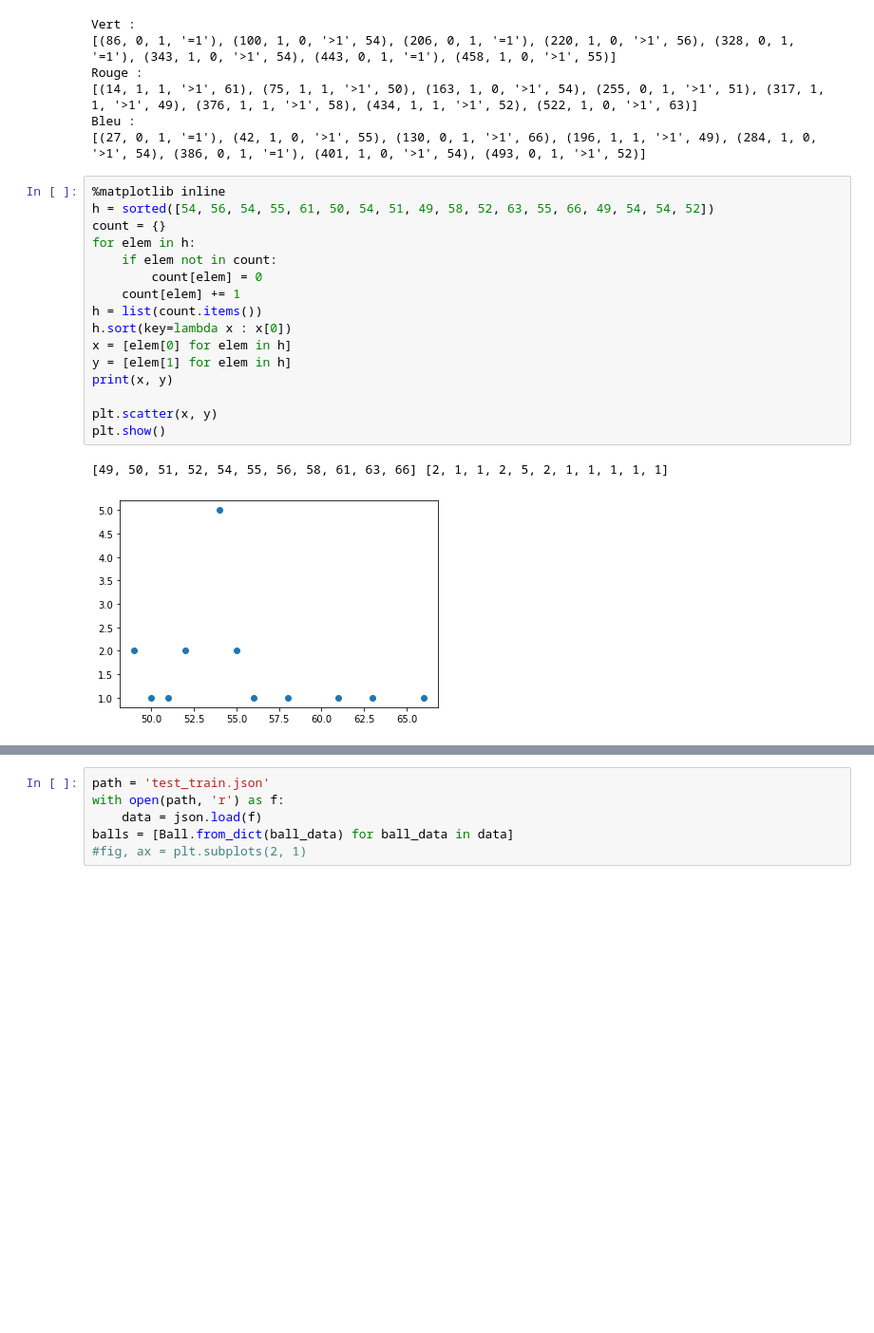
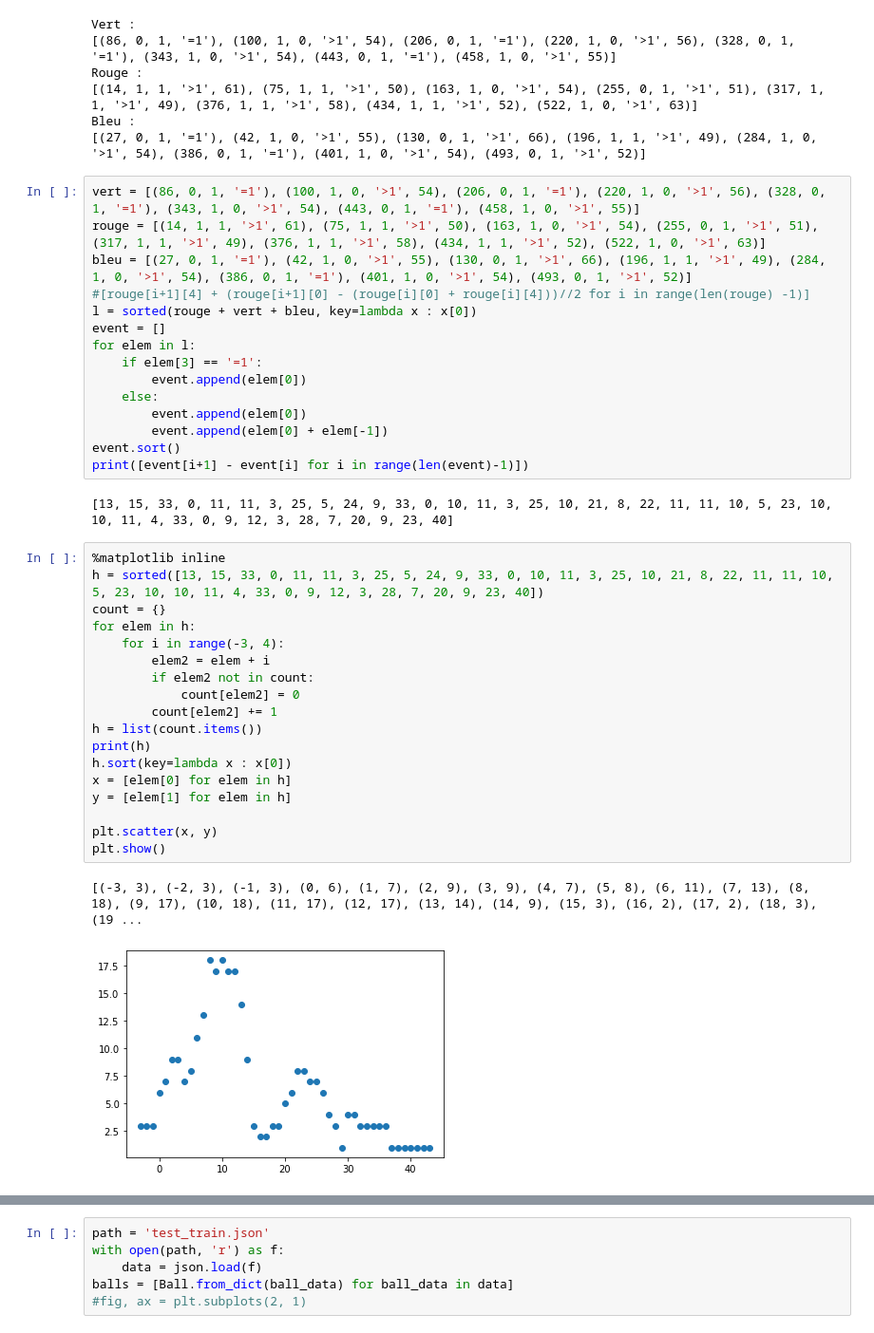
Before and after one commit to josuemoreau/Jugglyng, a Jupyter notebook: Expérimentations/test_leo/balltracker_app.ipynb, the cells around one changed output, grey strips where cells are left out. Shown at 95% size. Drawn from its saved outputs; the diff is of its cells as text; blank space fills up the shorter version.

```diff
--- a/Expérimentations/test_leo/balltracker_app.ipynb
+++ b/Expérimentations/test_leo/balltracker_app.ipynb
@@ -441,22 +109,41 @@ Rouge :
 [(14, 1, 1, '>1', 61), (75, 1, 1, '>1', 50), (163, 1, 0, '>1', 54), (255, 0, 1, '>1', 51), (317, 1, 1, '>1', 49), (376, 1, 1, '>1', 58), (434, 1, 1, '>1', 52), (522, 1, 0, '>1', 63)]
 Bleu :
 [(27, 0, 1, '=1'), (42, 1, 0, '>1', 55), (130, 0, 1, '>1', 66), (196, 1, 1, '>1', 49), (284, 1, 0, '>1', 54), (386, 0, 1, '=1'), (401, 1, 0, '>1', 54), (493, 0, 1, '>1', 52)]
-# %%
-%matplotlib inline
-h = sorted([54, 56, 54, 55, 61, 50, 54, 51, 49, 58, 52, 63, 55, 66, 49, 54, 54, 52])
-count = {}
-for elem in h:
-    if elem not in count:
-        count[elem] = 0
-    count[elem] += 1
-h = list(count.items())
-h.sort(key=lambda x : x[0])
-x = [elem[0] for elem in h]
-y = [elem[1] for elem in h]
-print(x, y)
-
-plt.scatter(x, y)
-plt.show()
-# %% [output]
-[49, 50, 51, 52, 54, 55, 56, 58, 61, 63, 66] [2, 1, 1, 2, 5, 2, 1, 1, 1, 1, 1]
-[figure, removed]
+# %%
+vert = [(86, 0, 1, '=1'), (100, 1, 0, '>1', 54), (206, 0, 1, '=1'), (220, 1, 0, '>1', 56), (328, 0, 1, '=1'), (343, 1, 0, '>1', 54), (443, 0, 1, '=1'), (458, 1, 0, '>1', 55)]
+rouge = [(14, 1, 1, '>1', 61), (75, 1, 1, '>1', 50), (163, 1, 0, '>1', 54), (255, 0, 1, '>1', 51), (317, 1, 1, '>1', 49), (376, 1, 1, '>1', 58), (434, 1, 1, '>1', 52), (522, 1, 0, '>1', 63)]
+bleu = [(27, 0, 1, '=1'), (42, 1, 0, '>1', 55), (130, 0, 1, '>1', 66), (196, 1, 1, '>1', 49), (284, 1, 0, '>1', 54), (386, 0, 1, '=1'), (401, 1, 0, '>1', 54), (493, 0, 1, '>1', 52)]
+#[rouge[i+1][4] + (rouge[i+1][0] - (rouge[i][0] + rouge[i][4]))//2 for i in range(len(rouge) -1)]
+l = sorted(rouge + vert + bleu, key=lambda x : x[0])
+event = []
+for elem in l:
+    if elem[3] == '=1':
+        event.append(elem[0])
+    else:
+        event.append(elem[0])
+        event.append(elem[0] + elem[-1])
+event.sort()
+print([event[i+1] - event[i] for i in range(len(event)-1)])
+# %% [output]
+[13, 15, 33, 0, 11, 11, 3, 25, 5, 24, 9, 33, 0, 10, 11, 3, 25, 10, 21, 8, 22, 11, 11, 10, 5, 23, 10, 10, 11, 4, 33, 0, 9, 12, 3, 28, 7, 20, 9, 23, 40]
+# %%
+%matplotlib inline
+h = sorted([13, 15, 33, 0, 11, 11, 3, 25, 5, 24, 9, 33, 0, 10, 11, 3, 25, 10, 21, 8, 22, 11, 11, 10, 5, 23, 10, 10, 11, 4, 33, 0, 9, 12, 3, 28, 7, 20, 9, 23, 40])
+count = {}
+for elem in h:
+    for i in range(-3, 4):
+        elem2 = elem + i
+        if elem2 not in count:
+            count[elem2] = 0
+        count[elem2] += 1
+h = list(count.items())
+print(h)
+h.sort(key=lambda x : x[0])
+x = [elem[0] for elem in h]
+y = [elem[1] for elem in h]
+
+plt.scatter(x, y)
+plt.show()
+# %% [output]
+[(-3, 3), (-2, 3), (-1, 3), (0, 6), (1, 7), (2, 9), (3, 9), (4, 7), (5, 8), (6, 11), (7, 13), (8, 18), (9, 17), (10, 18), (11, 17), (12, 17), (13, 14), (14, 9), (15, 3), (16, 2), (17, 2), (18, 3), (19 ...
+[figure, added]
```
Also changed, not shown: parts of 14 cells of this notebook, 4 other files.
